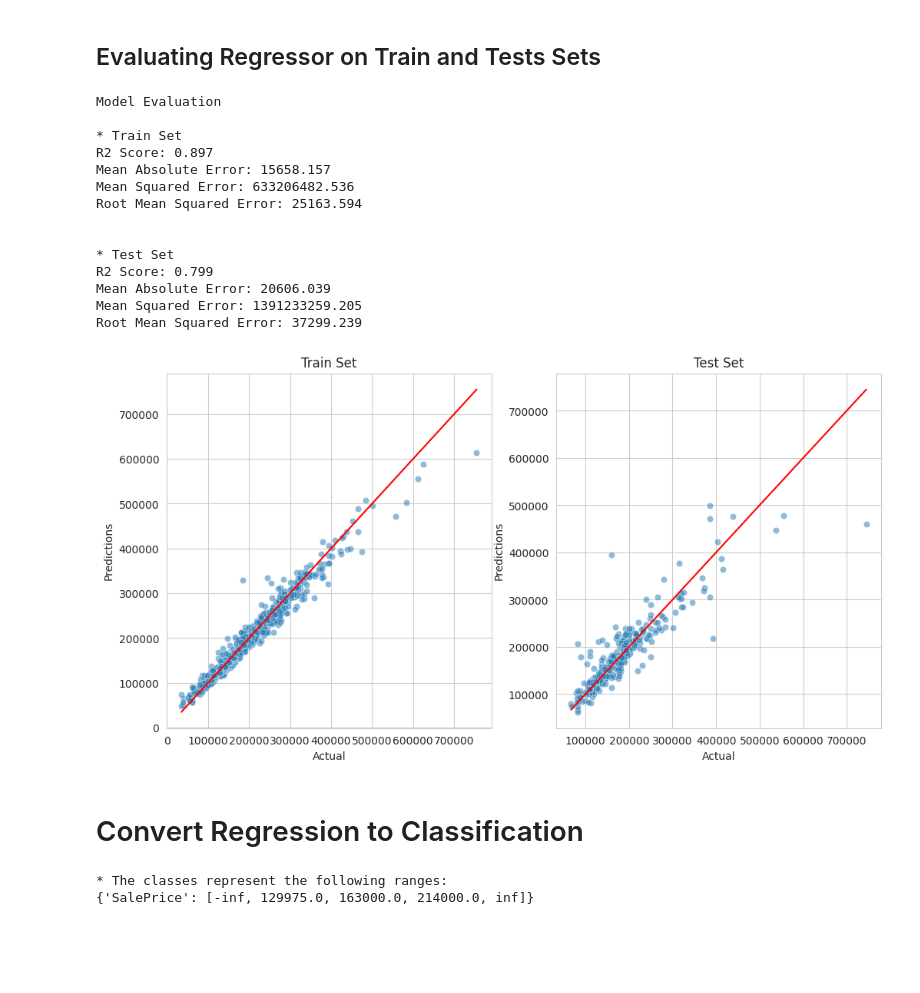
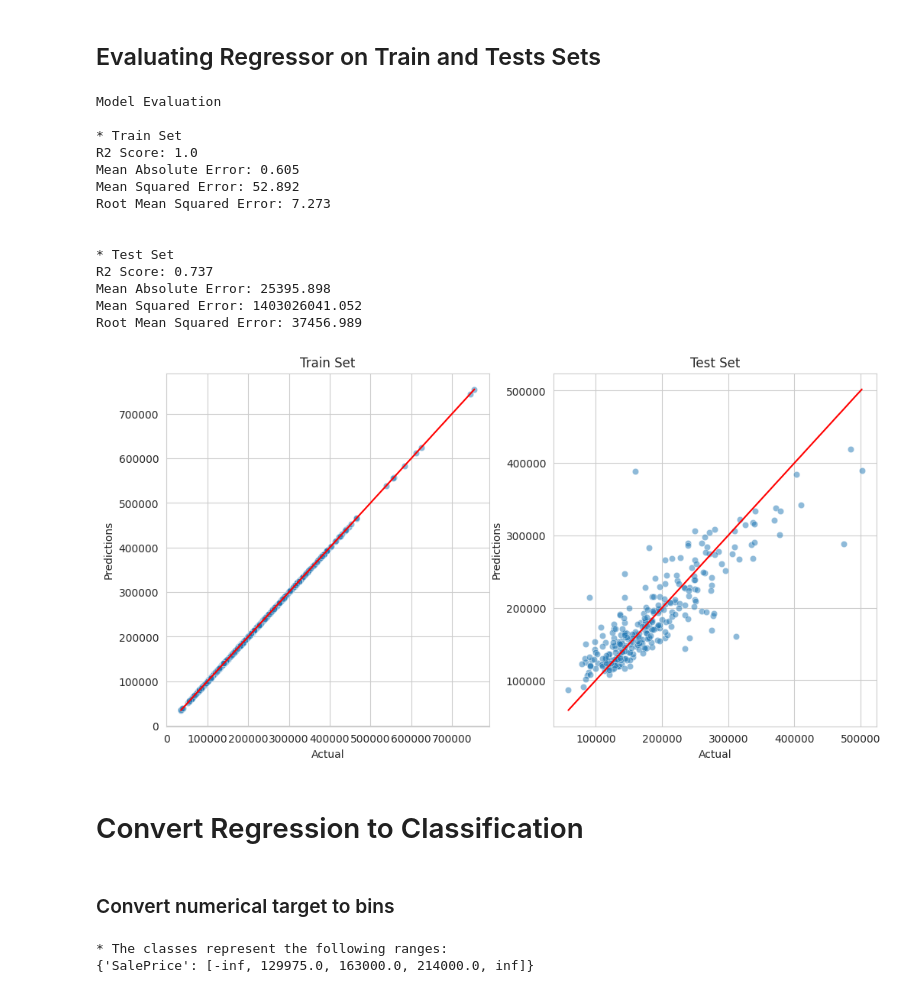
Before and after one commit to JL-14/milestone-project-housing-issues, a Jupyter notebook: jupyter_notebooks/Notebook_6_RegressionAnalysisTransformed.ipynb, the cells around one changed output. Saved outputs shown, nothing was run; the diff lists cells and outputs as text; code cells hidden in the pictures; blank space fills up the shorter version.

```diff
--- a/jupyter_notebooks/Notebook_6_RegressionAnalysisTransformed.ipynb
+++ b/jupyter_notebooks/Notebook_6_RegressionAnalysisTransformed.ipynb
@@ -809,3 +770,27 @@ params_search_pca = {
+# %%
+models_search_pca = {
+    "ExtraTreesRegressor": ExtraTreesRegressor(random_state=0),
+}
+
+params_search_pca = {
+    "ExtraTreesRegressor": {
+        'model__n_estimators': [100, 300],  # Number of trees
+        'model__max_depth': [3, 10, None],  # Maximum depth of each tree
+        'model__min_samples_split': [2, 5],  # Minimum samples required to split a node
+        'model__min_samples_leaf': [1, 4],  # Minimum samples required at a leaf node
+        'model__max_features': ['auto', 'sqrt'],  # Number of features to consider at each split
+    }
+}
+
+params_quick_search_pca = {
+    "ExtraTreesRegressor": {
+        'model__n_estimators': [100, 300],  # Number of trees
+        'model__max_depth': [3, 10, None],  # Maximum depth of each tree
+        'model__min_samples_split': [2, 5],  # Minimum samples required to split a node
+        'model__min_samples_leaf': [1, 4],  # Minimum samples required at a leaf node
+        'model__max_features': ['auto', 'sqrt'],  # Number of features to consider at each split
+    }
+}
 # %%
 search = HyperparameterOptimizationSearch(models=models_search_pca, params=params_search_pca)
 search.fit(X_train, y_train, scoring = 'r2', n_jobs=-1, cv=5)
@@ -851,8 +836,8 @@ best_params_pca
  'model__min_samples_split': 2,
  'model__n_estimators': 300}
 # %%
-best_regressor_pca_pipeline = grid_search_pipelines_pca[best_model_pca].best_estimator_
-best_regressor_pca_pipeline
+best_pca_pipeline = grid_search_pipelines_pca[best_model_pca].best_estimator_
+best_pca_pipeline
 # %% [output]
 Pipeline(steps=[('SmartCorrelatedSelection',
                  SmartCorrelatedSelection(method='spearman',
@@ -874,27 +859,29 @@ Pipeline(steps=[('SmartCorrelatedSelection',
 # %% [markdown]
 ## Evaluating Regressor on Train and Tests Sets
 # %%
-regression_performance(X_train, y_train, X_test, y_test,best_regressor_pipeline)
+regression_performance(X_train, y_train, X_test, y_test, best_pca_pipeline)
 regression_evaluation_plots(X_train, y_train, X_test, y_test,
-                            best_regressor_pca_pipeline)
+                            best_pca_pipeline)
 # %% [output]
 Model Evaluation
 
 * Train Set
-R2 Score: 0.897
-Mean Absolute Error: 15658.157
-Mean Squared Error: 633206482.536
-Root Mean Squared Error: 25163.594
+R2 Score: 1.0
+Mean Absolute Error: 0.605
+Mean Squared Error: 52.892
+Root Mean Squared Error: 7.273
 
 
 * Test Set
-R2 Score: 0.799
-Mean Absolute Error: 20606.039
-Mean Squared Error: 1391233259.205
-Root Mean Squared Error: 37299.239
+R2 Score: 0.737
+Mean Absolute Error: 25395.898
+Mean Squared Error: 1403026041.052
+Root Mean Squared Error: 37456.989
-[figure, old version]
+[figure, new version]
 # %% [markdown]
 # Convert Regression to Classification
+# %% [markdown]
+### Convert numerical target to bins
 # %%
 from feature_engine.discretisation import EqualFrequencyDiscretiser
 disc = EqualFrequencyDiscretiser(q=4, variables=['SalePrice'])  # we will try q as 2, and 3
```
Also changed, not shown: parts of 12 cells of this notebook, 2 other files.
